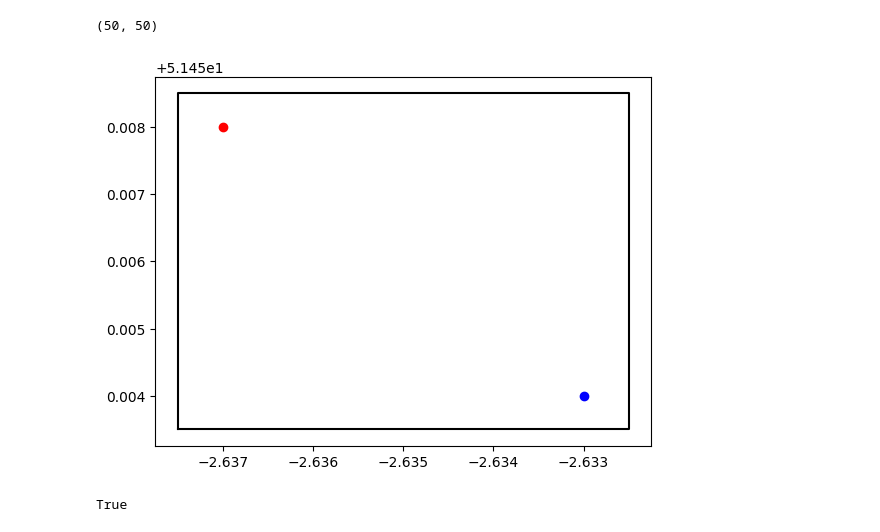
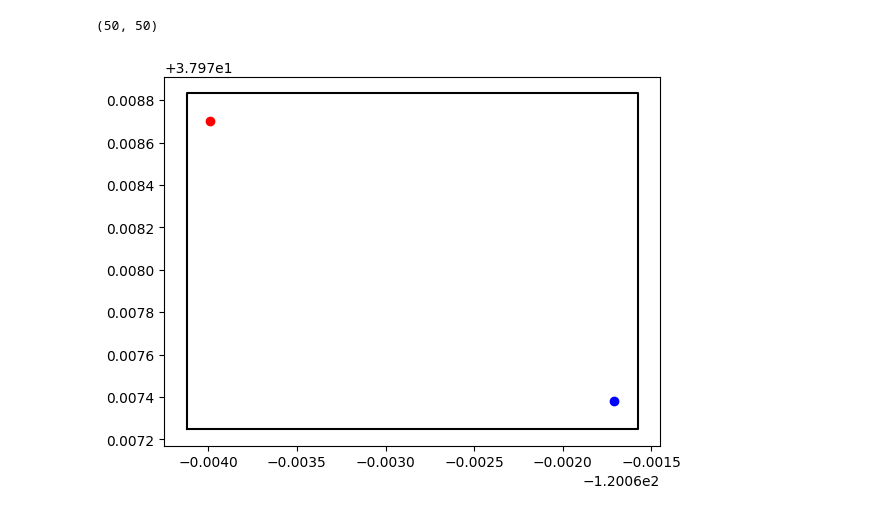
Before and after one commit to pilipb/BioAI, a Jupyter notebook: deepforest_test.ipynb, the cells around one changed output. Saved outputs shown, nothing was run; the diff lists cells and outputs as text; code cells hidden in the pictures.

```diff
--- a/deepforest_test.ipynb
+++ b/deepforest_test.ipynb
@@ -125,93 +118,39 @@ with h5py.File("density.h5", "w") as f:
 # %%
 import ee
 ee.Authenticate()
 
 ee.Initialize()
 # get the bounding box of the image
-coord_A = ee.Geometry.Point( -2.637, 51.458)
-coord_B = ee.Geometry.Point( -2.6330, 51.454)
+
+coord_A = ee.Geometry.Point( -120.06399, 37.97870)
+coord_B = ee.Geometry.Point( -120.06171, 37.97738)
 # create a bounding box that has a and b as two opposite corners of the rectangle
 # the max and min of the coordinates are used to create the rectangle
 # coord_A.getInfo().get("coordinates")[0]
 lat_min = min(coord_A.getInfo().get("coordinates")[1], coord_B.getInfo().get("coordinates")[1])
 lat_max = max(coord_A.getInfo().get("coordinates")[1], coord_B.getInfo().get("coordinates")[1])
 lon_min = min(coord_A.getInfo().get("coordinates")[0], coord_B.getInfo().get("coordinates")[0])
 lon_max = max(coord_A.getInfo().get("coordinates")[0], coord_B.getInfo().get("coordinates")[0])
 
 # add a buffer to the bounding box
-buffer = 0.0005
+buffer = 0.1 * (lat_max - lat_min)
 lat_min -= buffer
 lat_max += buffer
 lon_min -= buffer
 lon_max += buffer
 
 # plot a, b and the bounding box
 fig, ax = plt.subplots()
 ax.scatter(coord_A.getInfo().get("coordinates")[0], coord_A.getInfo().get("coordinates")[1], color="red")
 ax.scatter(coord_B.getInfo().get("coordinates")[0], coord_B.getInfo().get("coordinates")[1], color="blue")
 ax.plot([lon_min, lon_max, lon_max, lon_min, lon_min], [lat_min, lat_min, lat_max, lat_max, lat_min], color="black")
 plt.show()
 
 # make the bounding box a geometry object
 bounding_box = ee.Geometry.Rectangle([lon_min, lat_min, lon_max, lat_max])
+
+# get box width and height
+box_width = lon_max - lon_min
+box_height = lat_max - lat_min
 # %% [output]
-[figure, old version]
+[figure, new version]
-# %%
-
-dataset = ee.Image("CGIAR/SRTM90_V4")
-elevation = dataset.select("elevation")
-
-# extract satellite image of the area
-image_collection = ee.ImageCollection("COPERNICUS/S2")
-image_collection = image_collection.filterBounds(bounding_box)
-image_collection = image_collection.filterDate("2023-01-01", "2024-12-31")
-# image_collection = image_collection.sort()
-image = image_collection.first()
-
-# get the image
-image = image.visualize(**{
-    "bands": ["B4", "B3", "B2"],
-    "min": 1000,
-    "max": 5000,
-})
-
-# resample the image with a resolution of 1m
-res = 0.1
-image = image.resample("bilinear").reproject(crs= image.projection(), scale=res)
-
-
-# extract values from the image
-image = image.updateMask(image.mask().reduce("min"))
-
-
-# show the image with ee
-print(ee.Image(image).getThumbUrl({
-    "region": bounding_box.getInfo()["coordinates"],
-    "dimensions": "1500x1500"
-}))
-
-
-elevation_clip = elevation.clip(bounding_box)
-
-res = 10
-
-resampled = elevation_clip.resample("bilinear").reproject(crs= elevation_clip.projection(), scale=res)
-
-opacity = 0.9
-
-vis_params = {
-    "min": 0,
-    "max": 300,
-    "opacity": opacity
-}
-
-# get the image
-image = resampled.visualize(**vis_params)
-
-# show the image with ee
-print(ee.Image(image).getThumbUrl({
-    "region": bounding_box.getInfo()["coordinates"],
-    "dimensions": "1500x1500"
-}))
-# %% [output]
-True
```
Also changed, not shown: parts of 4 cells of this notebook.
